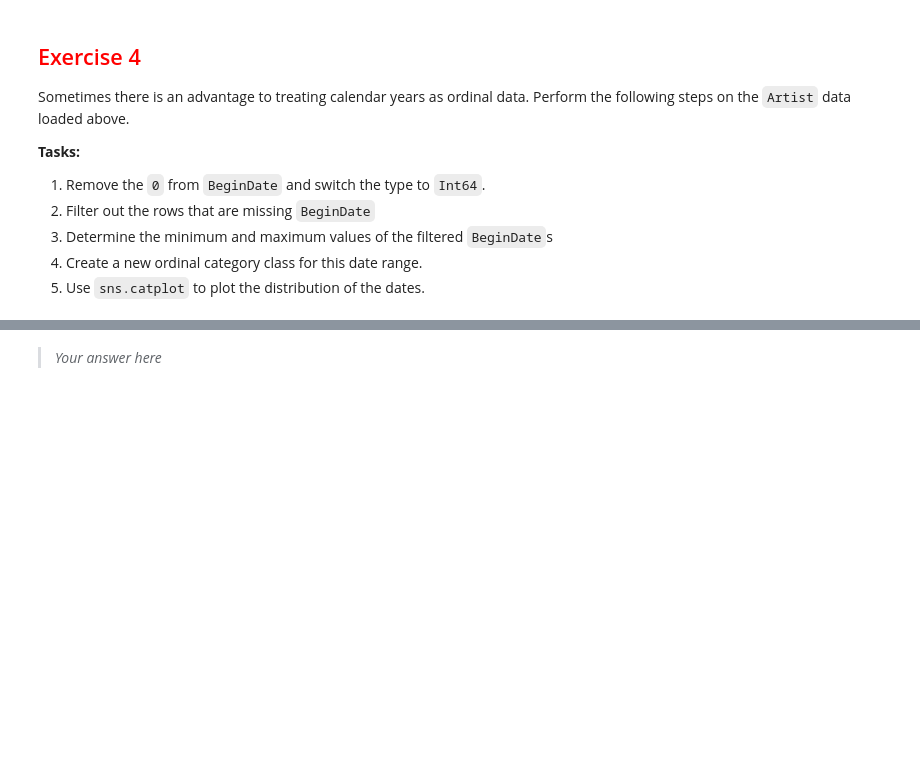
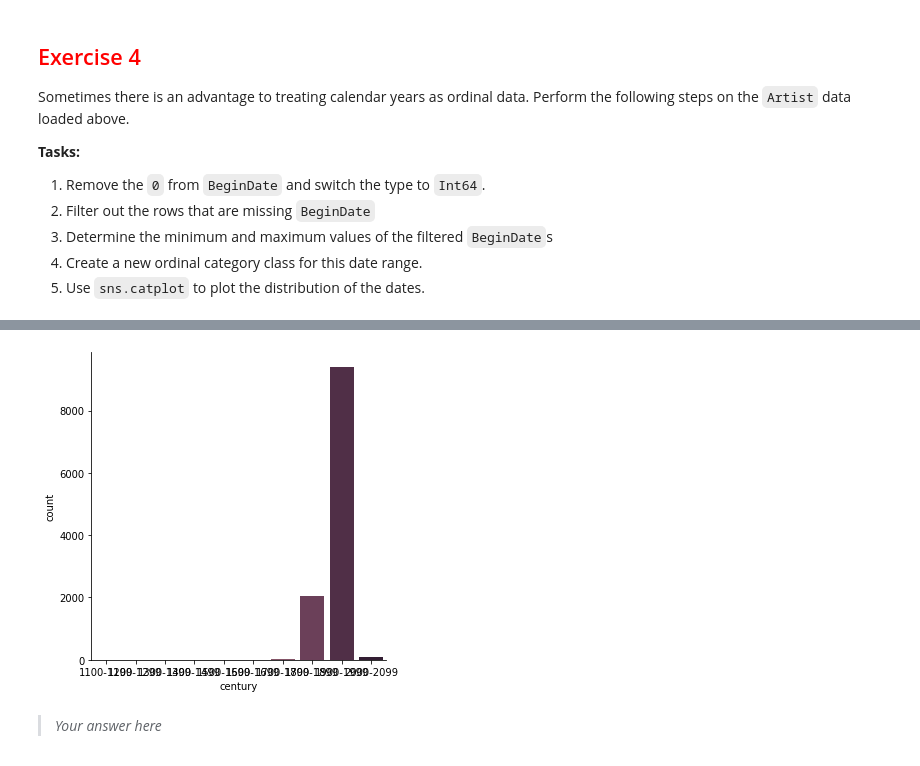
Before and after one commit to KatherineHansen/module2_intro_to_pandas, a Jupyter notebook: 2_4_pandas_dtypes.ipynb, the cells around one changed output, grey strips where cells are left out. Drawn from its saved outputs; the diff is of its cells as text; code cells hidden in the pictures; blank space fills up the shorter version.

```diff
--- a/2_4_pandas_dtypes.ipynb
+++ b/2_4_pandas_dtypes.ipynb
@@ -356,0 +453,6 @@ Sometimes there is an advantage to treating calendar years as ordinal data.  Per
+# %%
+filtered_artist_begindate = (artist
+    >> mutate(BeginDate = X.BeginDate.apply(lambda val: np.nan if val == 0 else val))
+    >> mutate(BeginDate = X.BeginDate.astype('Int64'))
+    >> filter_by(X.BeginDate.notnull())
+)
@@ -356,0 +462,8 @@ Sometimes there is an advantage to treating calendar years as ordinal data.  Per
+# %%
+labels = [ "{0}-{1}".format(i, i + 99) for i in range(1100, 2100, 100) ]
+century_categories = pd.CategoricalDtype(categories=labels,
+                                     ordered=True)
+
+filtered_artist_begindate['century'] = pd.cut(filtered_artist_begindate.BeginDate, [1100,1200,1300,1400,1500,1600,1700,1800,1900,2000,2100], right=False, labels=labels)
+filtered_artist_begindate['century'] = filtered_artist_begindate['century'].astype(century_categories)
+#filtered_artist_begindate.dtypes
@@ -357,2 +482,9 @@ Sometimes there is an advantage to treating calendar years as ordinal data.  Per
+# %%
+sns.catplot(x="century",
+            kind="count",
+            palette="ch:.25",
+            data=filtered_artist_begindate);
+# %% [output]
+[figure, added]
 # %% [markdown]
 > *Your answer here*
```
Also changed, not shown: parts of 18 cells of this notebook, 4 other files.
